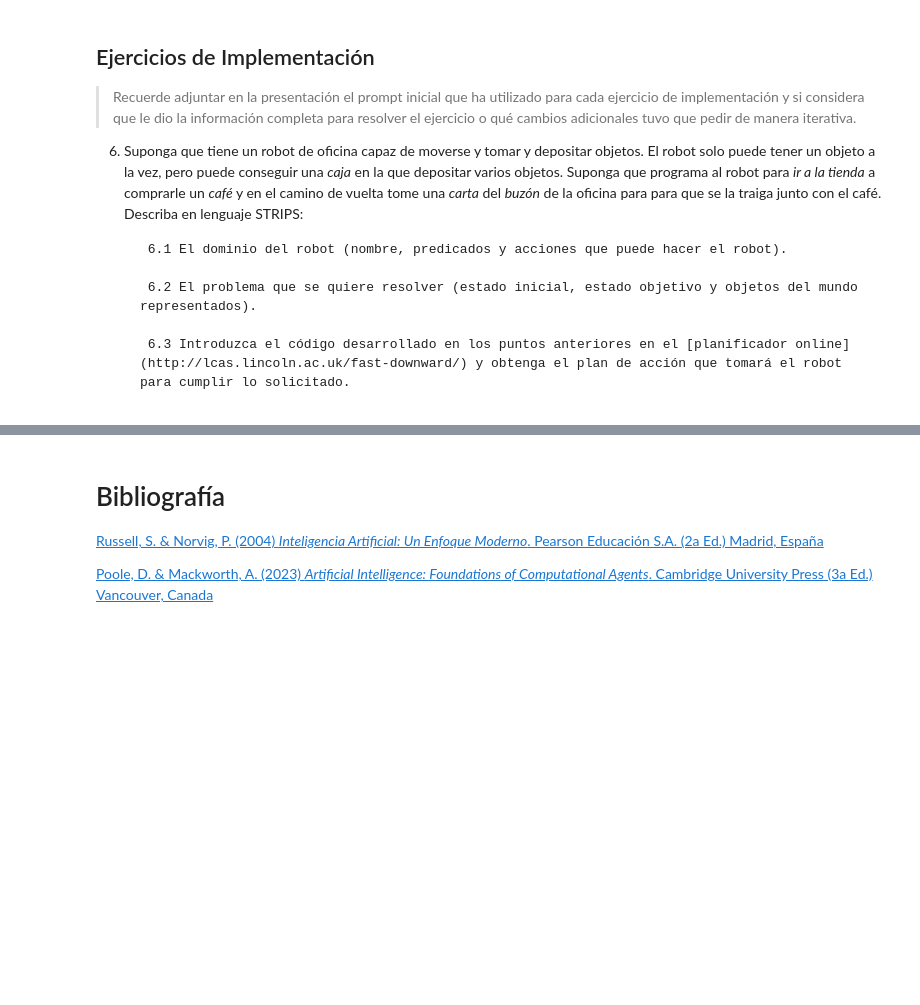
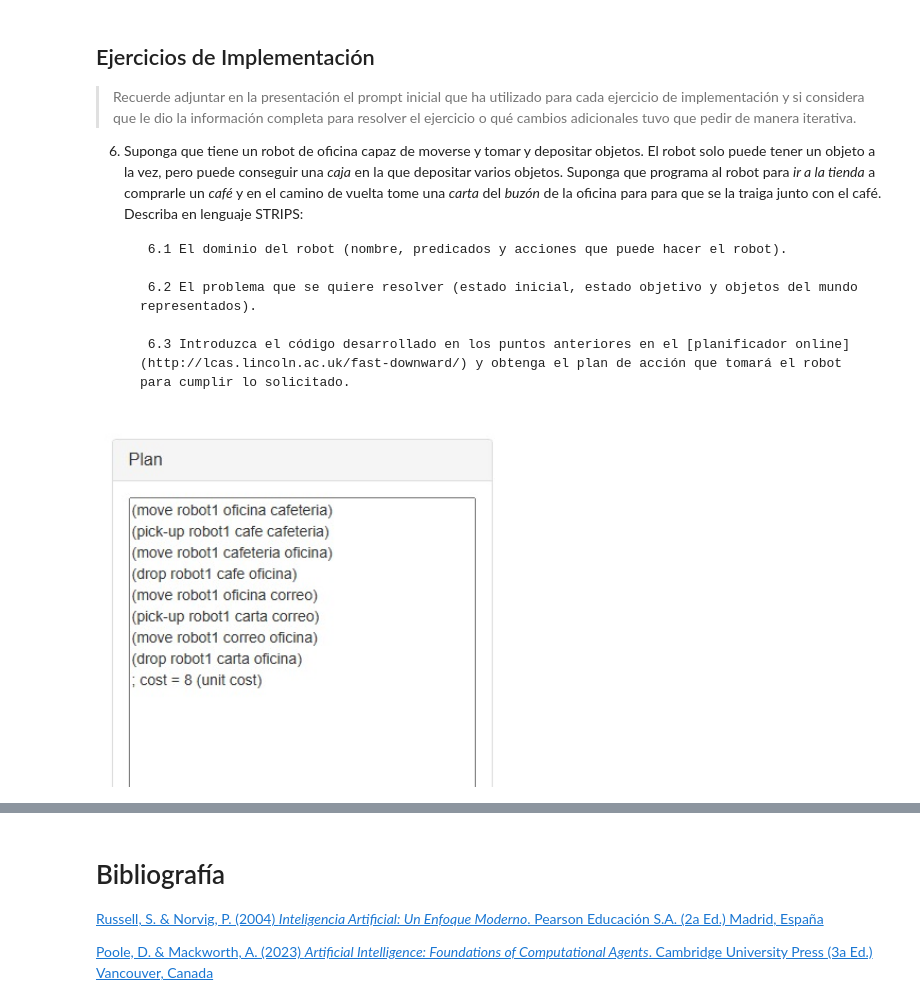
Before and after one commit to fcaprioli2004/IA_1_grupo1, a Jupyter notebook: TP6/TP6.ipynb, the cells around one changed output, grey strips where cells are left out. Cells and saved outputs as stored; diff of their text form; code cells hidden in the pictures; blank space fills up the shorter version.

```diff
--- a/TP6/TP6.ipynb
+++ b/TP6/TP6.ipynb
@@ -2642,3 +2679,9 @@ E           5     6    11     6    11     0
     )
   )
 )
+# %%
+from IPython.display import Image, display
+
+display(Image(filename='TP6_Ej6.jpeg', width=400))
+# %% [output]
+[figure, added]
```
Also changed, not shown: parts of 2 cells of this notebook.
